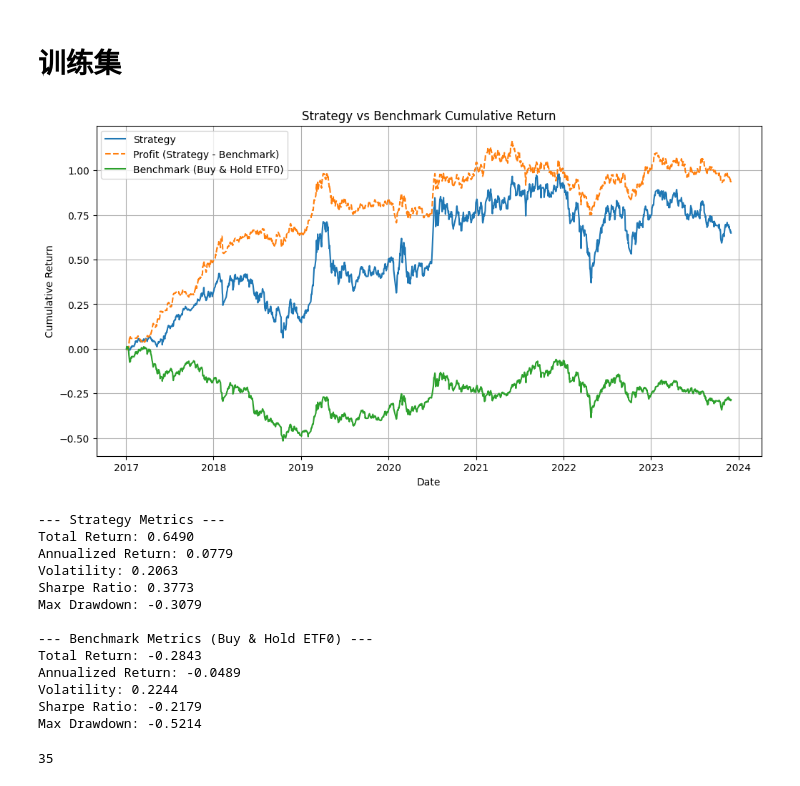
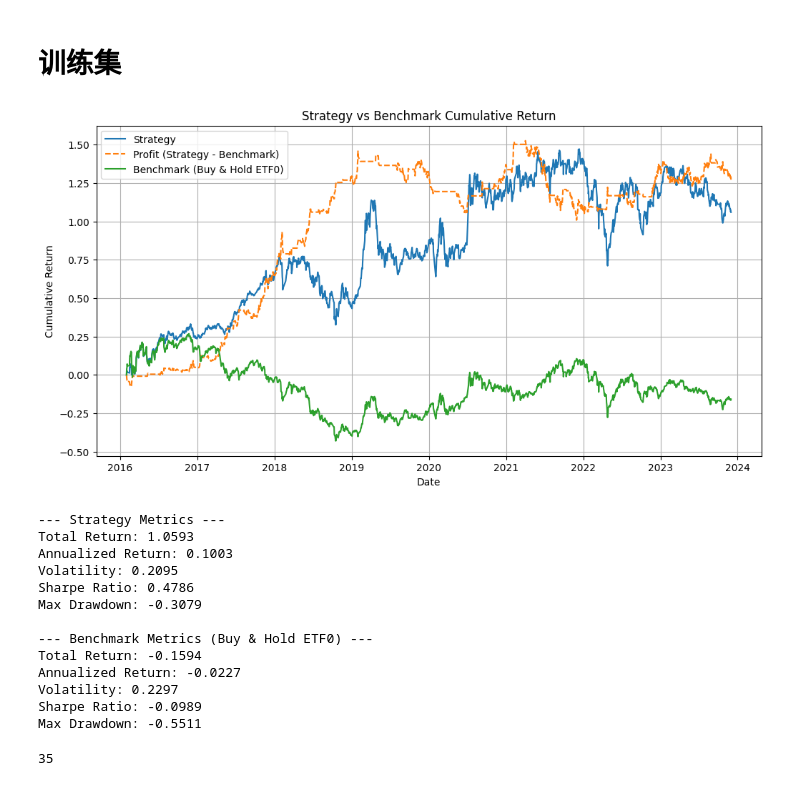
Before and after one commit to MuYanustc/Style_Timing, a Jupyter notebook: test.ipynb, the cells around one changed output. Drawn from its saved outputs; the diff is of its cells as text; code cells hidden in the pictures.

```diff
--- a/test.ipynb
+++ b/test.ipynb
@@ -201,8 +201,8 @@ def run_backtest(start_date, etf_data_0, etf_data_1, signal_data, end_date = Non
     else:
          combined['benchmark_cumulative'] = 0.0
 
-    combined['profit_cumulative'] = combined['strategy_cumulative'] - combined['benchmark_cumulative']
-
+    combined['profit_daily'] = combined['strategy_daily_return'] - combined['benchmark_daily_return']
+    combined['profit_cumulative'] = (1 + combined['profit_daily']).cumprod() - 1
     # --- Plotting 1---
     if verbose >= 2:
         plt.figure(figsize=(12, 6))
@@ -419,28 +419,28 @@ best_trial.params
 # %%
 signal_data = signal_generation(**best_trial.params, etf0_data=etf0_data)
 backtest_results, strat_metrics, bench_metrics = run_backtest(
-    start_date='2017-01-01',
+    start_date='2016-01-01',
     end_date = '2023-12-01',
     etf_data_0=etf0_data,
     etf_data_1=etf1_data,
     signal_data=signal_data,
     verbose = 2
 )
 # %% [output]
-[figure, old version]
+[figure, new version]
 --- Strategy Metrics ---
-Total Return: 0.6490
-Annualized Return: 0.0779
-Volatility: 0.2063
-Sharpe Ratio: 0.3773
+Total Return: 1.0593
+Annualized Return: 0.1003
+Volatility: 0.2095
+Sharpe Ratio: 0.4786
 Max Drawdown: -0.3079
 
 --- Benchmark Metrics (Buy & Hold ETF0) ---
-Total Return: -0.2843
-Annualized Return: -0.0489
-Volatility: 0.2244
-Sharpe Ratio: -0.2179
-Max Drawdown: -0.5214
+Total Return: -0.1594
+Annualized Return: -0.0227
+Volatility: 0.2297
+Sharpe Ratio: -0.0989
+Max Drawdown: -0.5511
 # %%
 backtest_results['signal_change'].sum()
 # %% [output]
```
Also changed, not shown: parts of 3 cells of this notebook, 4 other files.
